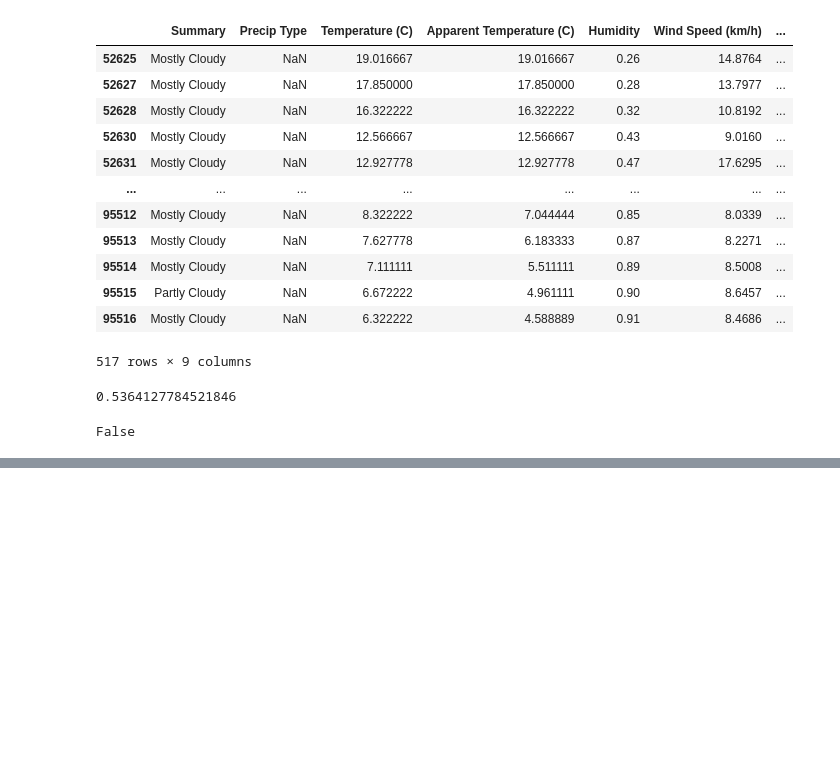
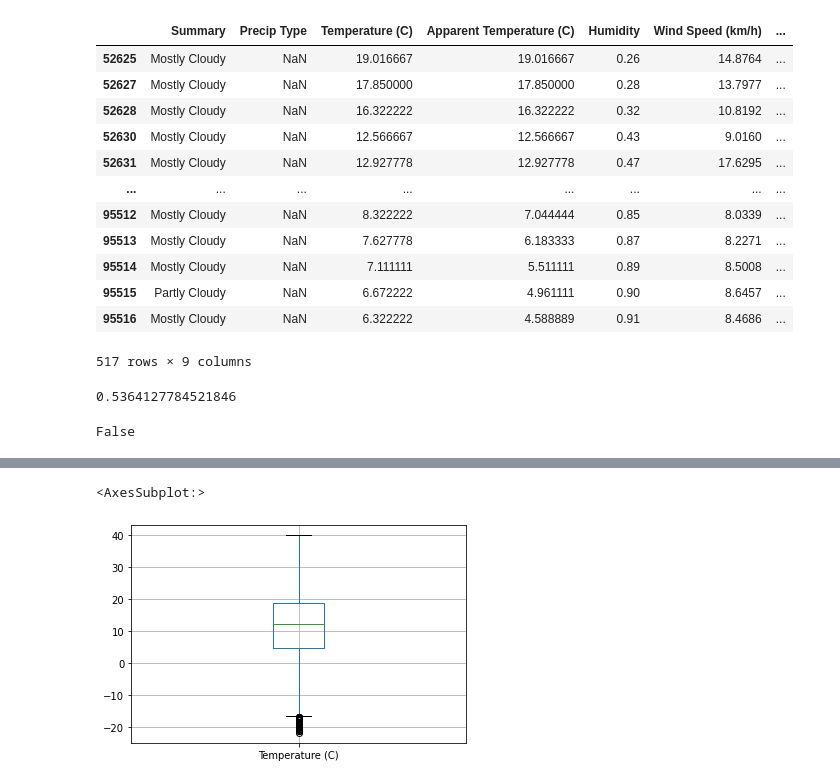
Before and after one commit to jasmeen848/temperature-prediction-model, a Jupyter notebook: TemperaturePredictionRegression.ipynb, the cells around one changed output, grey strips where cells are left out. Saved outputs shown, nothing was run; the diff lists cells and outputs as text; code cells hidden in the pictures; blank space fills up the shorter version.

```diff
--- a/TemperaturePredictionRegression.ipynb
+++ b/TemperaturePredictionRegression.ipynb
@@ -236,0 +250,5 @@ False
+# %%
+new_weather_df.boxplot(column=['Temperature (C)'])
+# %% [output]
+<AxesSubplot:>
+[figure, added]
```
Also changed, not shown: parts of 12 cells of this notebook.
